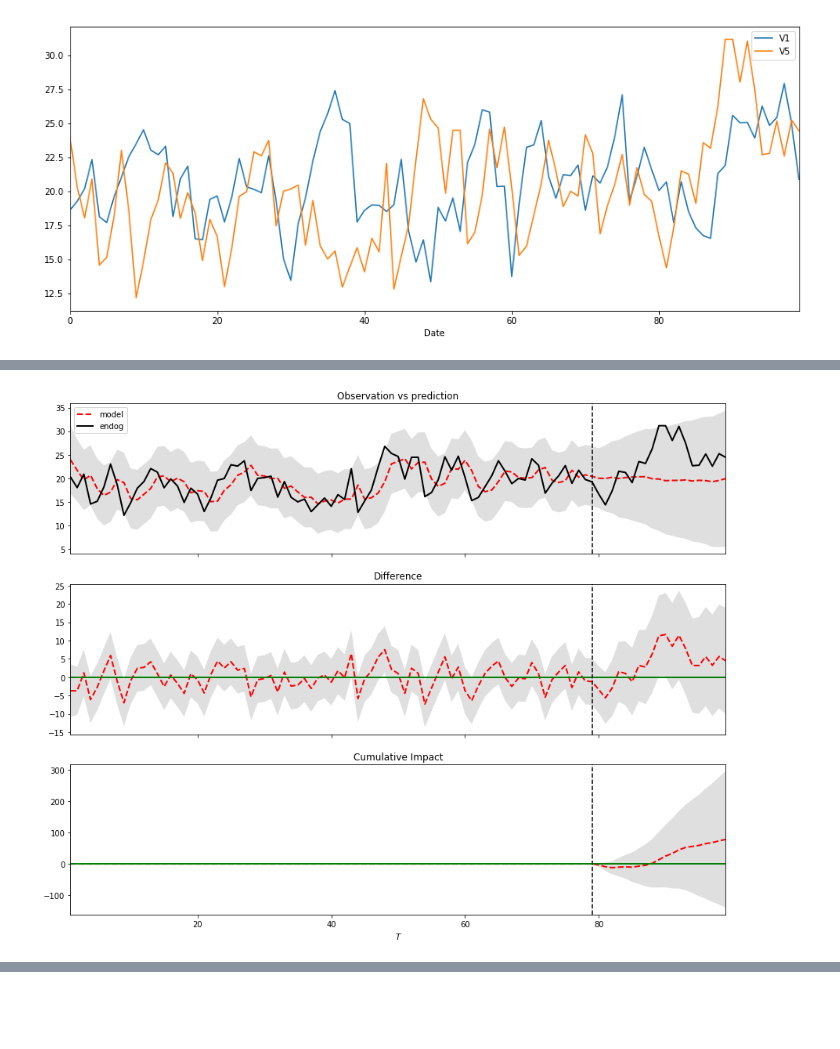
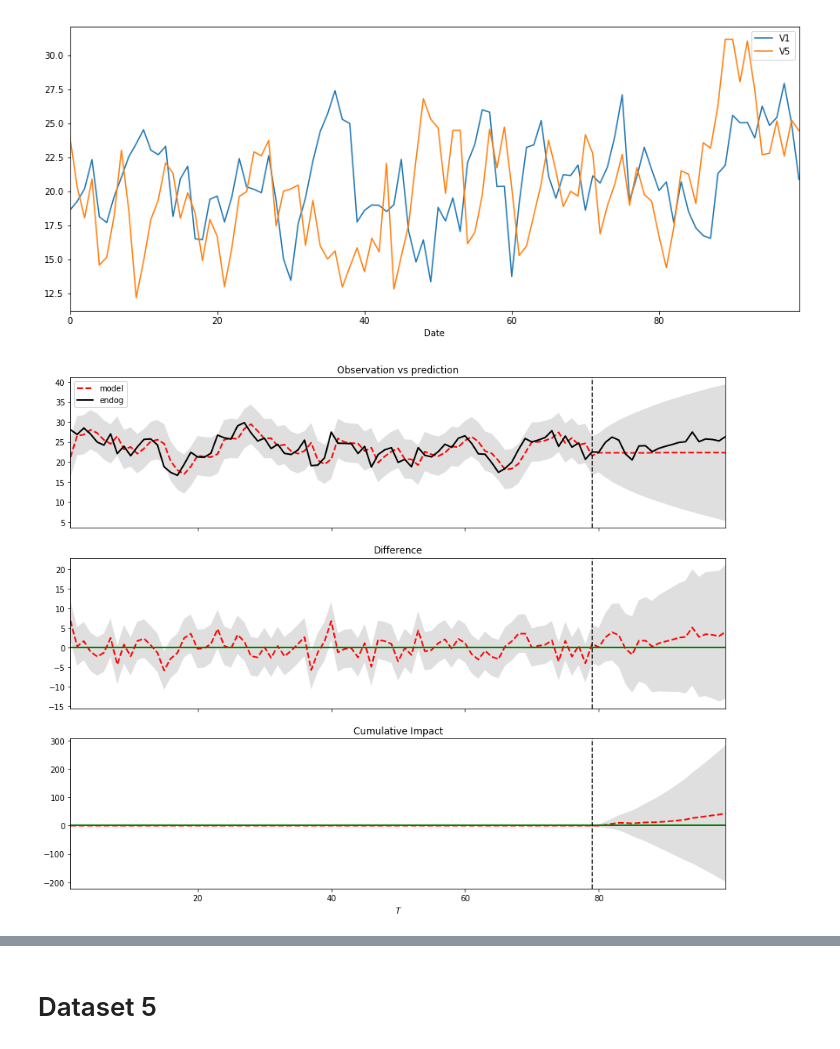
Before and after one commit to dashademidova/Bayesian-time-series, a Jupyter notebook: Brodersen_Causal_Impact.ipynb, the cells around one changed output, grey strips where cells are left out. Drawn from its saved outputs; the diff is of its cells as text; code cells hidden in the pictures; blank space fills up the shorter version.

```diff
--- a/Brodersen_Causal_Impact.ipynb
+++ b/Brodersen_Causal_Impact.ipynb
@@ -4,31 +4,32 @@ from causalimpact import CausalImpact
 import numpy as np
 import pandas as pd
 import matplotlib
 import matplotlib.pyplot as plt
 import seaborn as sns
 %matplotlib inline
 matplotlib.rcParams['figure.figsize'] = (15, 6)
 
 test = pd.read_csv('test.data.csv')
 test = test.drop(test.columns[0], axis=1)
 date_range = pd.date_range(start="2016-03-22", periods=100)
 test['Date'] = date_range
 
 #In the dataset V1 does not have a trend. We illustrate this by plotting it with V5, which has a trend.
 test[['V1','V5']].plot()
 plt.xlabel('Date')
 plt.show()
 
 
 pre_period = [0,79]
 post_period = [80,99]
 
-test_ = test[['V5', 'V1']]
+test_ = test[['V3', 'V1']]
 impact = CausalImpact(test_, pre_period, post_period, model_args={"niter":5000, "nseasons":7})
 impact.run()
 impact.plot()
 impact.summary()
 print()
 impact.summary("report")
 # %% [output]
 [figure]
+[figure, new version]
@@ -36 +52,0 @@ In the dataset Store 1 does not have a trend.
-[figure, old version]
@@ -53,0 +53,2 @@ intervention.
+# %% [markdown]
+# Dataset 5
```
Also changed, not shown: parts of 2 cells of this notebook.
